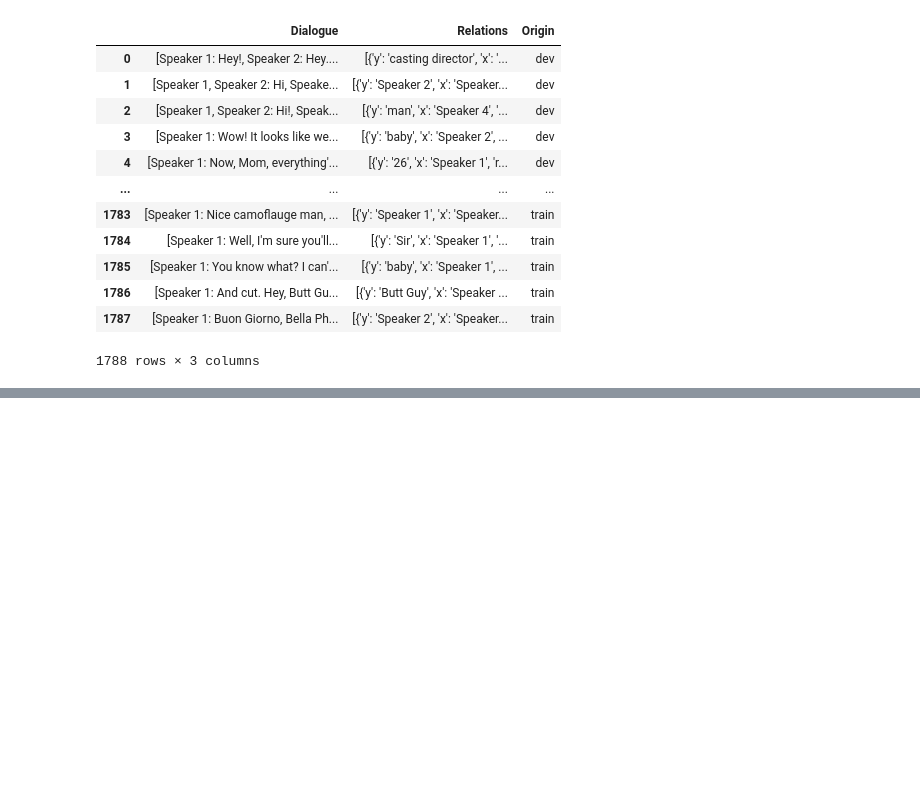
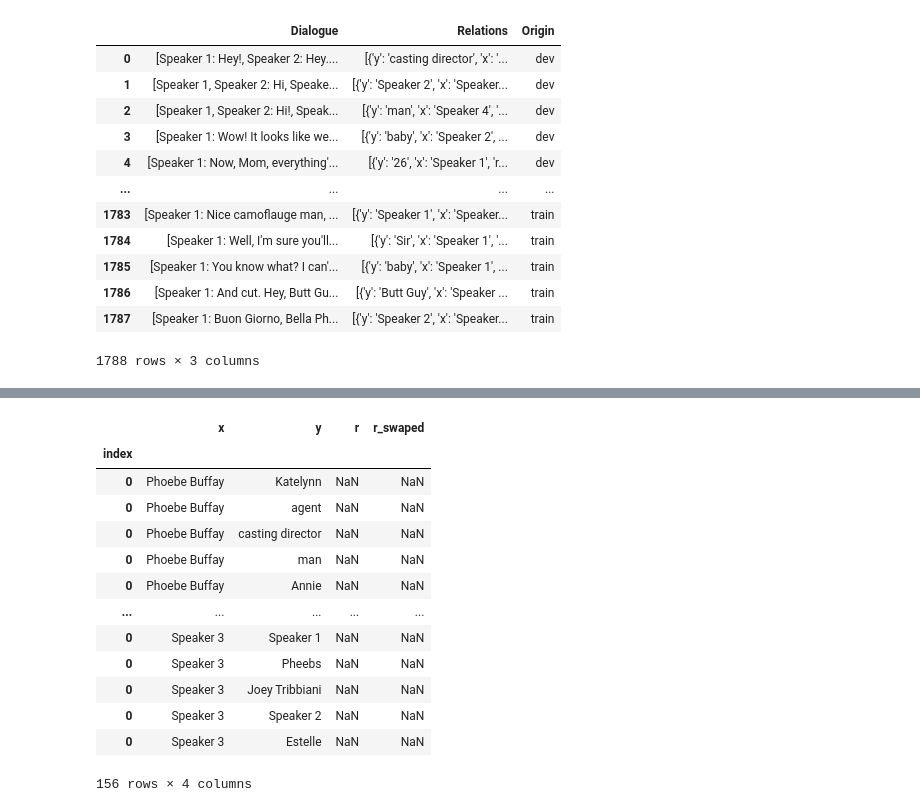
Before and after one commit to murilobellatini/RelNetCare, a Jupyter notebook: reports/dialogre-validate-symmetry-binary-relations.ipynb, the cells around one changed output, grey strips where cells are left out. Saved outputs shown, nothing was run; the diff lists cells and outputs as text; code cells hidden in the pictures; blank space fills up the shorter version.

```diff
--- a/reports/dialogre-validate-symmetry-binary-relations.ipynb
+++ b/reports/dialogre-validate-symmetry-binary-relations.ipynb
@@ -54,0 +74,5 @@ tmp
+# %%
+entity_sets = tmp.groupby('index', group_keys=True).apply(lambda row: set(list(row['x']) + list(row['y'])))
+permutation_count = entity_sets.apply(lambda x: len(x)*(len(x)-1)).sum() # perhaps chekc if this is correct to compute the permutation count
+print('expected amount of permutations =', permutation_count)
+entity_sets
@@ -54,0 +110,5 @@ tmp
+# %%
+tmp2 = pd.DataFrame(entity_sets.apply(lambda x: [i for i in itertools.permutations(x, 2)]).explode(), columns=['entity_pairs'])
+tmp2[['x', 'y']] = pd.DataFrame(tmp2['entity_pairs'].tolist(), index=tmp2.index)
+tmp2 = tmp2[['x', 'y']]
+tmp2
@@ -54,0 +166,19 @@ tmp
+# %%
+merged_df2 = merged_df.reset_index().merge(tmp3, on=['index', 'x', 'y'], how='left')
+merged_df2.set_index('index', inplace=True)
+merged_df2.loc[0]
+# %% [output]
+|  | x | y | r | r_swaped |
+| index |  |  |  |  |
+| 0 | Phoebe Buffay | Katelynn | NaN | NaN |
+| 0 | Phoebe Buffay | agent | NaN | NaN |
+| 0 | Phoebe Buffay | casting director | NaN | NaN |
+| 0 | Phoebe Buffay | man | NaN | NaN |
+| 0 | Phoebe Buffay | Annie | NaN | NaN |
+| ... | ... | ... | ... | ... |
+| 0 | Speaker 3 | Speaker 1 | NaN | NaN |
+| 0 | Speaker 3 | Pheebs | NaN | NaN |
+| 0 | Speaker 3 | Joey Tribbiani | NaN | NaN |
+| 0 | Speaker 3 | Speaker 2 | NaN | NaN |
+| 0 | Speaker 3 | Estelle | NaN | NaN |
+156 rows × 4 columns
```
Also changed, not shown: parts of 28 cells of this notebook.
